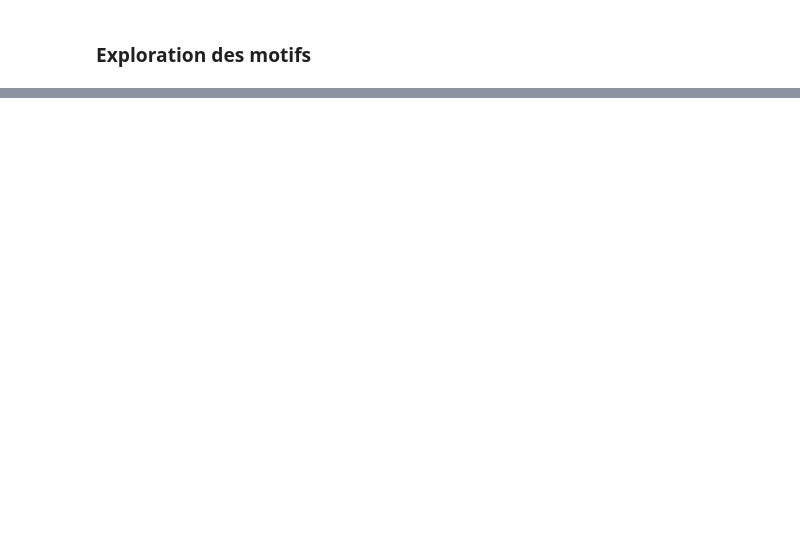
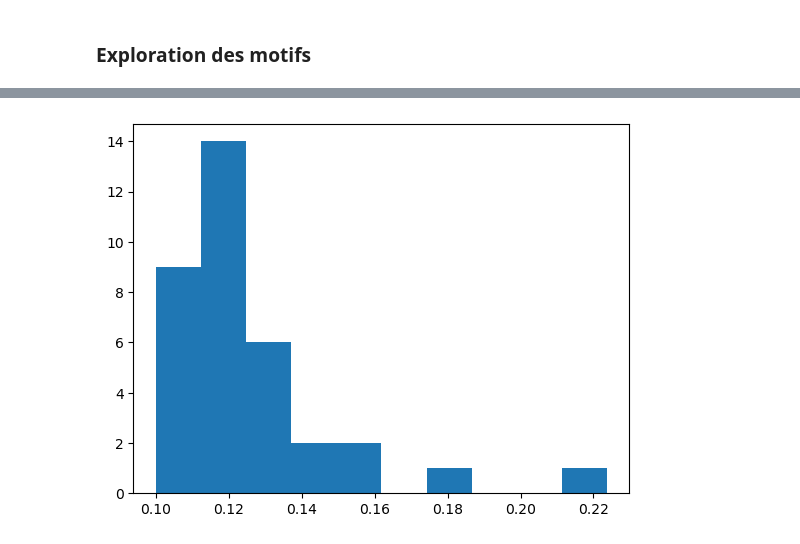
Before and after one commit to JhonatanFelix/Projet_fil_rouge_2024, a Jupyter notebook: motif_frequent_gen.ipynb, the cells around one changed output, grey strips where cells are left out. Saved outputs shown, nothing was run; the diff lists cells and outputs as text; code cells hidden in the pictures; blank space fills up the shorter version.

```diff
--- a/motif_frequent_gen.ipynb
+++ b/motif_frequent_gen.ipynb
@@ -93,0 +91,6 @@ fpgrowth(minus_data, min_support=0.01, use_colnames=True)
+# %%
+PLM_final = pd.read_csv("data/PLM_final.csv", index_col=0)
+
+PLM_final = pd.DataFrame(np.where(PLM_final == 1, True, False), index=PLM_final.index, columns=PLM_final.columns)
+
+PLM_final
@@ -93,0 +111,20 @@ fpgrowth(minus_data, min_support=0.01, use_colnames=True)
+# %%
+MLP_gene = {}
+
+for cond in plus_data.columns:
+    MLP_gene[cond] = []
+    for gen in plus_data.index:
+        if plus_data[cond][gen]:
+            MLP_gene[cond].append(PLM_final.columns[PLM_final.loc[gen]].to_list() )
+        else:
+            continue
+# %%
+from itertools import chain
+
+def flatten_chain(matrix):
+    return list(chain.from_iterable(matrix))
+
+for cond in MLP_gene:
+    MLP_gene[cond] = {i:flatten_chain(MLP_gene[cond]).count(i) for i in flatten_chain(MLP_gene[cond])}
+
+print(MLP_gene)
@@ -93,0 +137,15 @@ fpgrowth(minus_data, min_support=0.01, use_colnames=True)
+# %%
+motif_plus_cond = fpgrowth(plus_data, min_support=0.1, use_colnames=True)
+motif_plus_cond["nb_gene"] = motif_plus_cond["support"] * plus_data.shape[0]
+
+col = []
+for itmset in motif_plus_cond["itemsets"]:
+    itmset = list(itmset)
+    col_col = []
+    for itm in itmset:
+        col_col.append(MLP_gene[itm])
+    col.append(col_col)
+
+motif_plus_cond["PLM"] = col
+
+motif_plus_cond.sort_values(by = 'support', ascending = False)
@@ -93,0 +187,6 @@ fpgrowth(minus_data, min_support=0.01, use_colnames=True)
+# %%
+plt.figure()
+plt.hist(motif_plus_cond["support"])
+plt.show()
+# %% [output]
+[figure, added]
```
Also changed, not shown: parts of 24 cells of this notebook, 1 other file.
